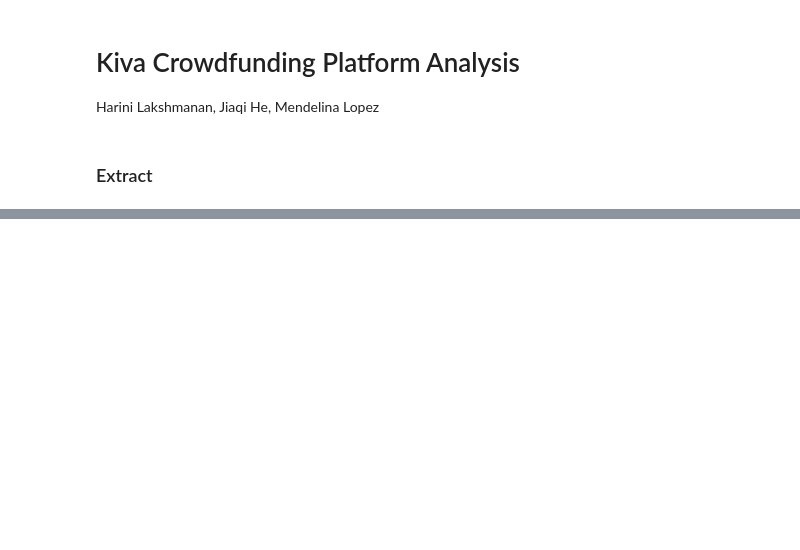
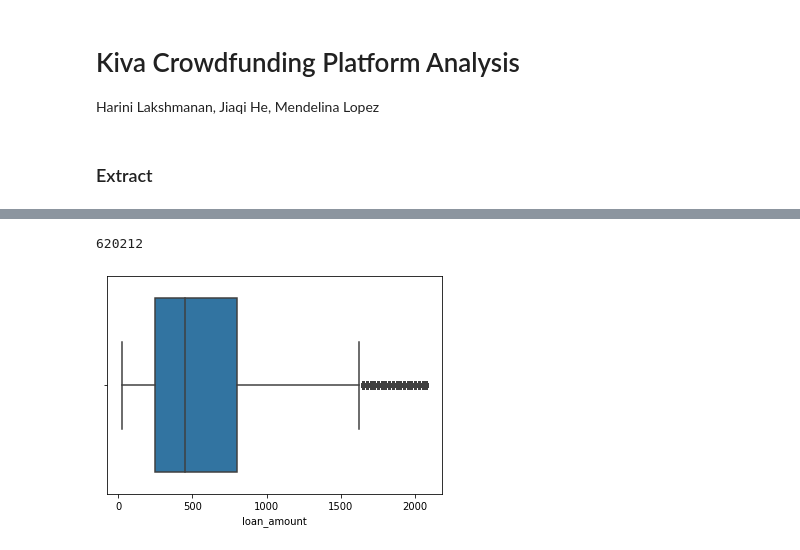
Before and after one commit to harinigautham/Practical-Engineering_ADS_507, a Jupyter notebook: Team 4 - Final Project.ipynb, the cells around one changed output, grey strips where cells are left out. Saved outputs shown, nothing was run; the diff lists cells and outputs as text; code cells hidden in the pictures; blank space fills up the shorter version.

```diff
--- a/Team 4 - Final Project.ipynb
+++ b/Team 4 - Final Project.ipynb
@@ -27,0 +77,15 @@ cursor.execute("use kiva")
+# %%
+def find_outliers_IQR(df):
+
+   q1=df.quantile(0.25)
+
+   q3=df.quantile(0.75)
+
+   IQR=q3-q1
+
+   outliers = df[((df<(q1-1.5*IQR)) | (df>(q3+1.5*IQR)))]
+
+   return outliers
+
+loanamtoutliers = find_outliers_IQR(loans.loan_amount)
+loanamtoutliers
@@ -27,0 +105,13 @@ cursor.execute("use kiva")
+# %%
+loans_filter = loans.copy()
+loans_filter.drop(loans_filter.index[loanamtoutliers.index], inplace=True)
+# %%
+len(loans_filter.index)
+# %% [output]
+620212
+# %%
+# Outlier removed data
+sns.boxplot(x=loans_filter['loan_amount'])
+plt.show()
+# %% [output]
+[figure, added]
```
Also changed, not shown: parts of 22 cells of this notebook.
